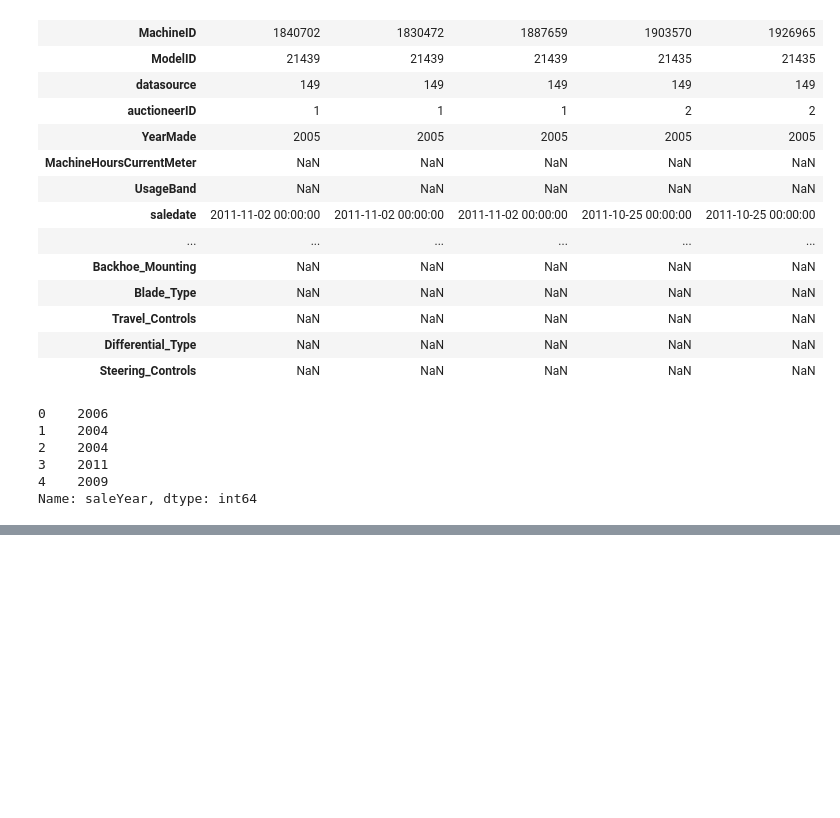
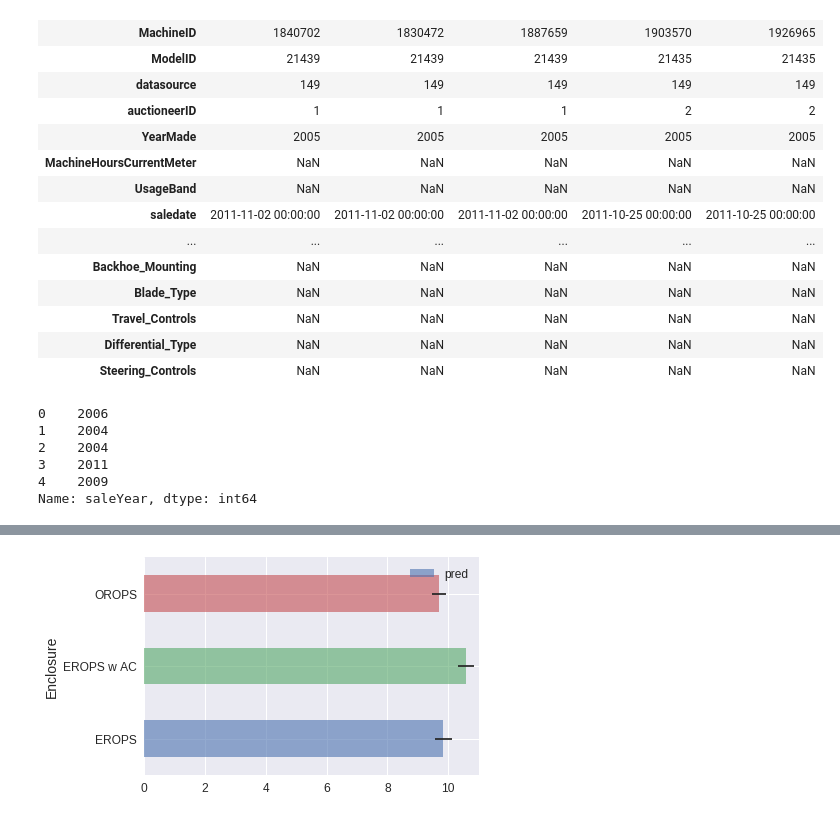
Before and after one commit to ssttv/ml-resources, a Jupyter notebook: fastai_rf_interpretation.ipynb, the cells around one changed output, grey strips where cells are left out. Saved outputs shown, nothing was run; the diff lists cells and outputs as text; code cells hidden in the pictures; blank space fills up the shorter version.

```diff
--- a/fastai_rf_interpretation.ipynb
+++ b/fastai_rf_interpretation.ipynb
@@ -136,0 +185,4 @@ def print_score(m):
+# %%
+enc_summ.plot('Enclosure', 'pred', 'barh', xerr='pred_std', alpha=0.6, xlim=(0,11));
+# %% [output]
+[figure, added]
```
Also changed, not shown: parts of 10 cells of this notebook.
